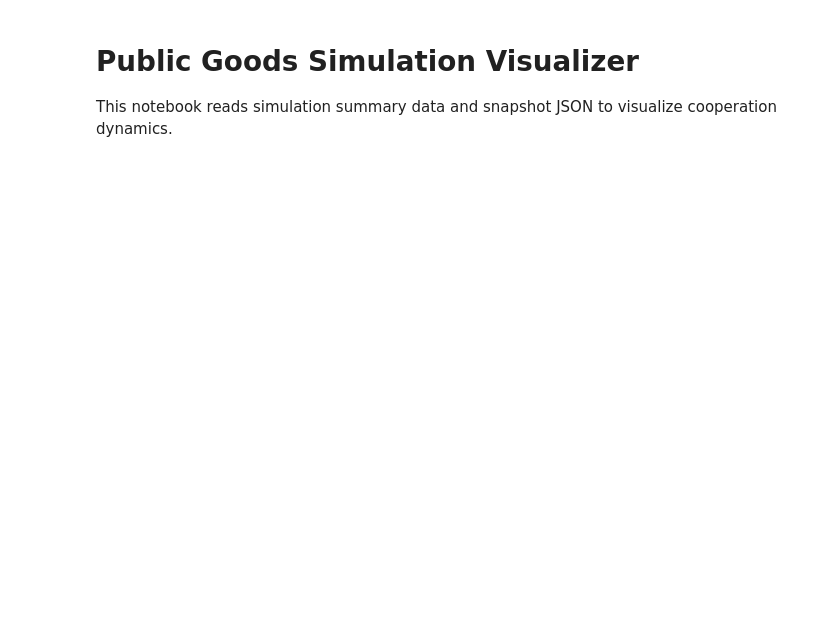
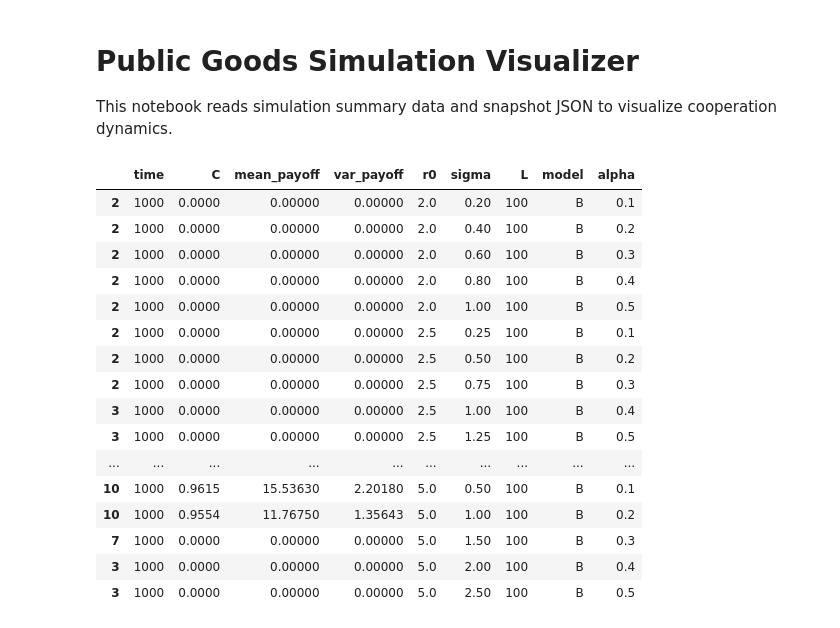
Before and after one commit to artermi/SVT_PGG, a Jupyter notebook: public_goods_visualizer.ipynb, the cells around one changed output. Saved outputs shown, nothing was run; the diff lists cells and outputs as text; code cells hidden in the pictures; blank space fills up the shorter version.

```diff
--- a/public_goods_visualizer.ipynb
+++ b/public_goods_visualizer.ipynb
@@ -13,10 +15,53 @@ df.head()
 # %%
-# Plot cooperation over time
-plt.figure(figsize=(10, 4))
-plt.plot(df['time'], df['C'], label='Cooperation Fraction')
-plt.xlabel('Time')
-plt.ylabel('C(t)')
-plt.title('Global Cooperation Over Time')
-plt.grid(True)
-plt.legend()
-plt.show()
+# Parse L from filename
+def parse_L(filename):
+    match = re.search(r'_L(\d+)', filename)
+    return int(match.group(1)) if match else None
+
+# Parse model type from filename
+def parse_model(filename):
+    if "_A" in filename:
+        return "A"
+    elif "_B" in filename:
+        return "B"
+    else:
+        return "Unknown"
+
+# Choose which model to plot
+model_to_plot = "B"  # Change to "B" if needed
+
+# Load all matching files
+files = sorted(glob.glob("data/*_summary.csv"))
+df_all = pd.concat([
+    pd.read_csv(f).assign(
+        r0=float(f.split("r")[1].split("v")[0]) / 10,
+        sigma=float(f.split("v")[1].split("_")[0]) / 100,
+        L=parse_L(f),
+        model=parse_model(f),
+        alpha=round(float(f.split("v")[1].split("_")[0]) / 100 / (float(f.split("r")[1].split("v")[0]) / 10), 4)
+    )
+    for f in files
+    if parse_model(f) == model_to_plot
+])
+
+# Final state only
+df_final = df_all.groupby(['r0', 'sigma', 'alpha']).tail(1)
+df_final
+# %% [output]
+|  | time | C | mean_payoff | var_payoff | r0 | sigma | L | model | alpha |
+| 2 | 1000 | 0.0000 | 0.00000 | 0.00000 | 2.0 | 0.20 | 100 | B | 0.1 |
+| 2 | 1000 | 0.0000 | 0.00000 | 0.00000 | 2.0 | 0.40 | 100 | B | 0.2 |
+| 2 | 1000 | 0.0000 | 0.00000 | 0.00000 | 2.0 | 0.60 | 100 | B | 0.3 |
+| 2 | 1000 | 0.0000 | 0.00000 | 0.00000 | 2.0 | 0.80 | 100 | B | 0.4 |
+| 2 | 1000 | 0.0000 | 0.00000 | 0.00000 | 2.0 | 1.00 | 100 | B | 0.5 |
+| 2 | 1000 | 0.0000 | 0.00000 | 0.00000 | 2.5 | 0.25 | 100 | B | 0.1 |
+| 2 | 1000 | 0.0000 | 0.00000 | 0.00000 | 2.5 | 0.50 | 100 | B | 0.2 |
+| 2 | 1000 | 0.0000 | 0.00000 | 0.00000 | 2.5 | 0.75 | 100 | B | 0.3 |
+| 3 | 1000 | 0.0000 | 0.00000 | 0.00000 | 2.5 | 1.00 | 100 | B | 0.4 |
+| 3 | 1000 | 0.0000 | 0.00000 | 0.00000 | 2.5 | 1.25 | 100 | B | 0.5 |
+| ... | ... | ... | ... | ... | ... | ... | ... | ... | ... |
+| 10 | 1000 | 0.9615 | 15.53630 | 2.20180 | 5.0 | 0.50 | 100 | B | 0.1 |
+| 10 | 1000 | 0.9554 | 11.76750 | 1.35643 | 5.0 | 1.00 | 100 | B | 0.2 |
+| 7 | 1000 | 0.0000 | 0.00000 | 0.00000 | 5.0 | 1.50 | 100 | B | 0.3 |
+| 3 | 1000 | 0.0000 | 0.00000 | 0.00000 | 5.0 | 2.00 | 100 | B | 0.4 |
+| 3 | 1000 | 0.0000 | 0.00000 | 0.00000 | 5.0 | 2.50 | 100 | B | 0.5 |
```
Also changed, not shown: parts of 3 cells of this notebook, 9 other files.
